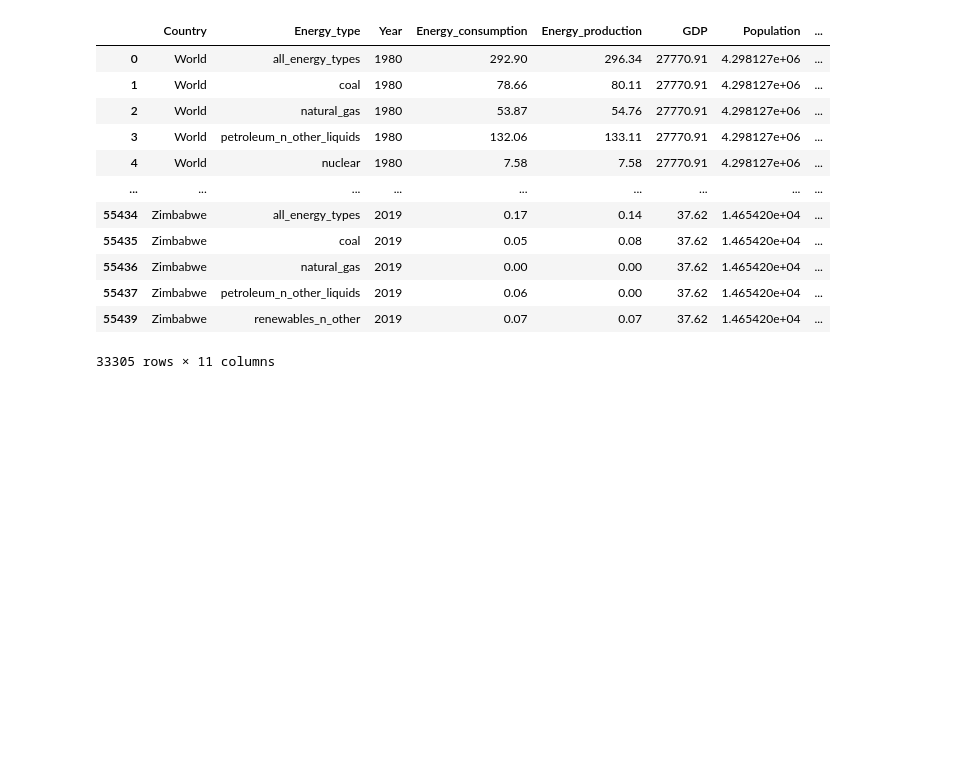
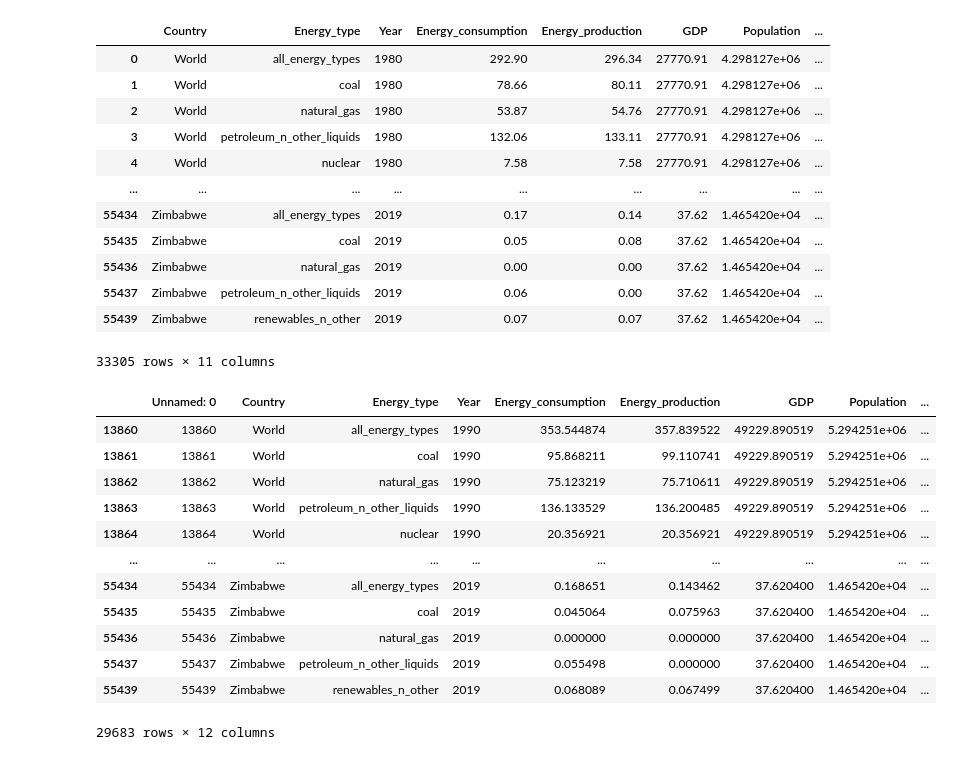
Before and after one commit to ericanna/MidTerm_Project, a Jupyter notebook: MidProject2.ipynb, the cells around one changed output. Saved outputs shown, nothing was run; the diff lists cells and outputs as text; code cells hidden in the pictures; blank space fills up the shorter version.

```diff
--- a/MidProject2.ipynb
+++ b/MidProject2.ipynb
@@ -296,3 +296,23 @@ df2
 33305 rows × 11 columns
 # %%
 df2.to_csv("./df3.csv")
+# %%
+after_1990 = df2['Year']>=1990
+# %%
+df3 = df2[after_1990]
+# %%
+df3
+# %% [output]
+|  | Unnamed: 0 | Country | Energy_type | Year | Energy_consumption | Energy_production | GDP | Population | ... |
+| 13860 | 13860 | World | all_energy_types | 1990 | 353.544874 | 357.839522 | 49229.890519 | 5.294251e+06 | ... |
+| 13861 | 13861 | World | coal | 1990 | 95.868211 | 99.110741 | 49229.890519 | 5.294251e+06 | ... |
+| 13862 | 13862 | World | natural_gas | 1990 | 75.123219 | 75.710611 | 49229.890519 | 5.294251e+06 | ... |
+| 13863 | 13863 | World | petroleum_n_other_liquids | 1990 | 136.133529 | 136.200485 | 49229.890519 | 5.294251e+06 | ... |
+| 13864 | 13864 | World | nuclear | 1990 | 20.356921 | 20.356921 | 49229.890519 | 5.294251e+06 | ... |
+| ... | ... | ... | ... | ... | ... | ... | ... | ... | ... |
+| 55434 | 55434 | Zimbabwe | all_energy_types | 2019 | 0.168651 | 0.143462 | 37.620400 | 1.465420e+04 | ... |
+| 55435 | 55435 | Zimbabwe | coal | 2019 | 0.045064 | 0.075963 | 37.620400 | 1.465420e+04 | ... |
+| 55436 | 55436 | Zimbabwe | natural_gas | 2019 | 0.000000 | 0.000000 | 37.620400 | 1.465420e+04 | ... |
+| 55437 | 55437 | Zimbabwe | petroleum_n_other_liquids | 2019 | 0.055498 | 0.000000 | 37.620400 | 1.465420e+04 | ... |
+| 55439 | 55439 | Zimbabwe | renewables_n_other | 2019 | 0.068089 | 0.067499 | 37.620400 | 1.465420e+04 | ... |
+29683 rows × 12 columns
```
Also changed, not shown: parts of 1 cell of this notebook.
